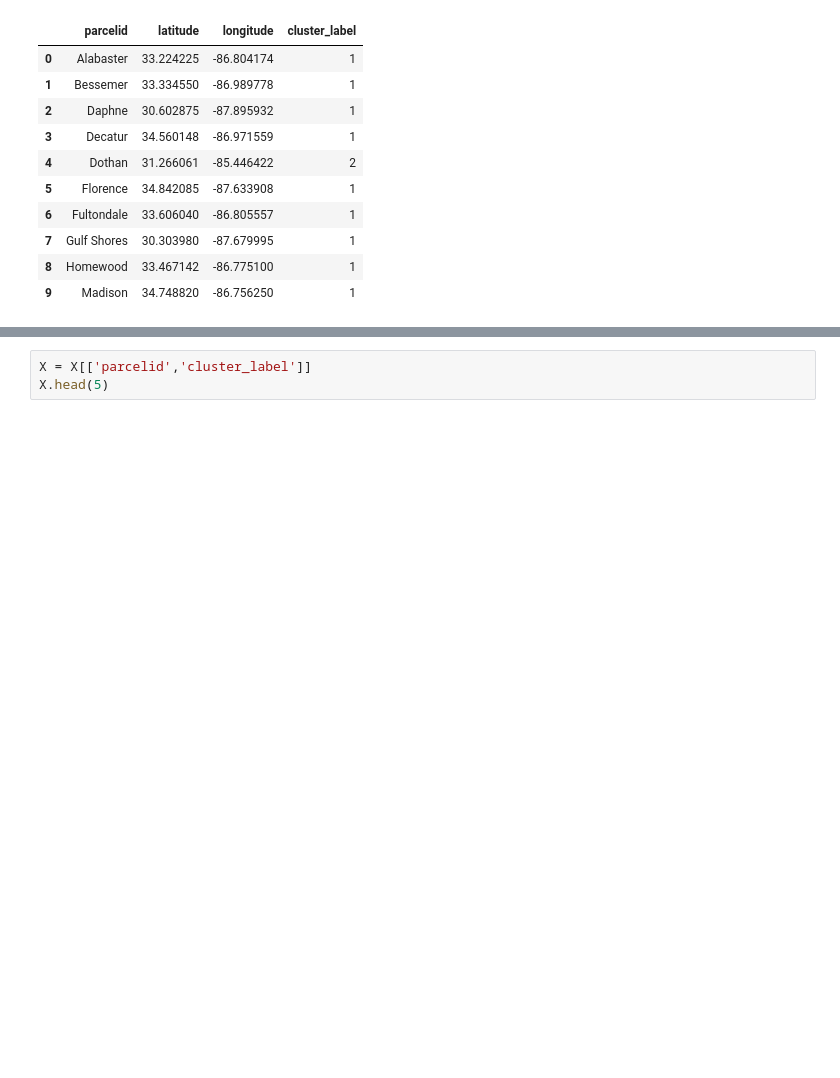
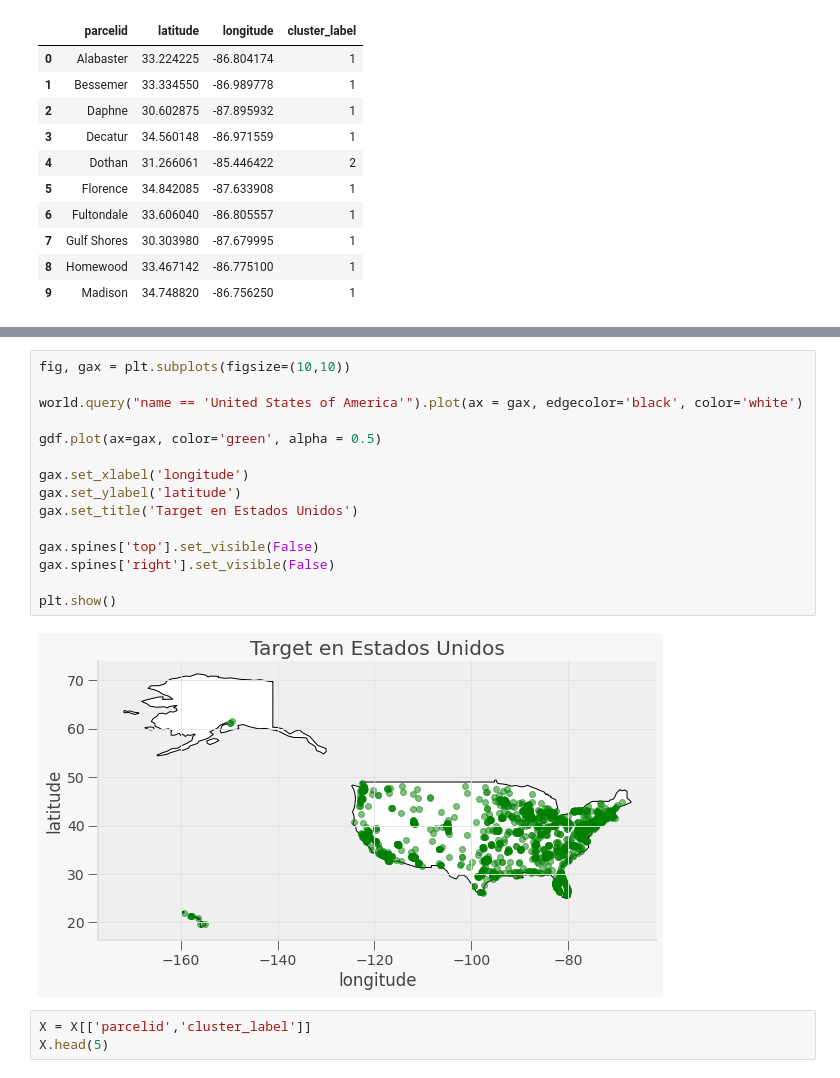
Before and after one commit to PosgradoMNA/actividades-de-aprendizaje-ams182, a Jupyter notebook: TecMty_kmeans_target_A01104775.ipynb, the cells around one changed output, grey strips where cells are left out. Saved outputs shown, nothing was run; the diff lists cells and outputs as text; blank space fills up the shorter version.

```diff
--- a/TecMty_kmeans_target_A01104775.ipynb
+++ b/TecMty_kmeans_target_A01104775.ipynb
@@ -307,3 +311,20 @@ plt.scatter(centers[:, 0], centers[:, 1], c='black', s=200, alpha=0.5)
+# %%
+fig, gax = plt.subplots(figsize=(10,10))
+
+world.query("name == 'United States of America'").plot(ax = gax, edgecolor='black', color='white')
+
+gdf.plot(ax=gax, color='green', alpha = 0.5)
+
+gax.set_xlabel('longitude')
+gax.set_ylabel('latitude')
+gax.set_title('Target en Estados Unidos')
+
+gax.spines['top'].set_visible(False)
+gax.spines['right'].set_visible(False)
+
+plt.show()
+# %% [output]
+[figure, added]
 # %%
 X = X[['parcelid','cluster_label']]
 X.head(5)
```
Also changed, not shown: parts of 5 cells of this notebook.
